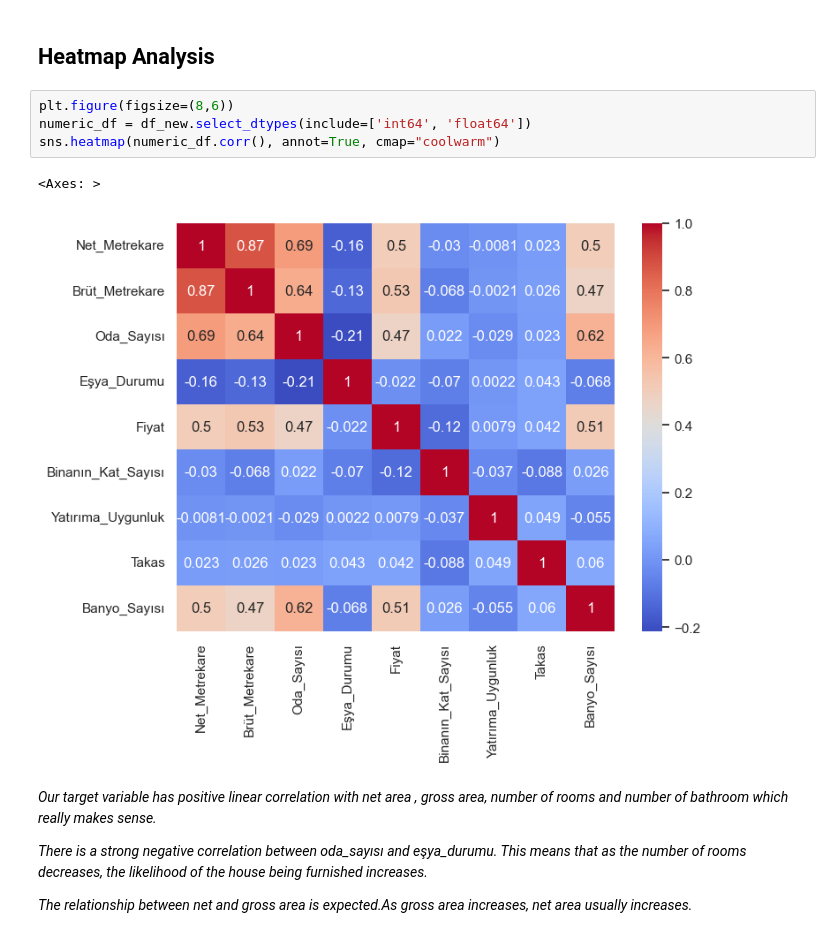
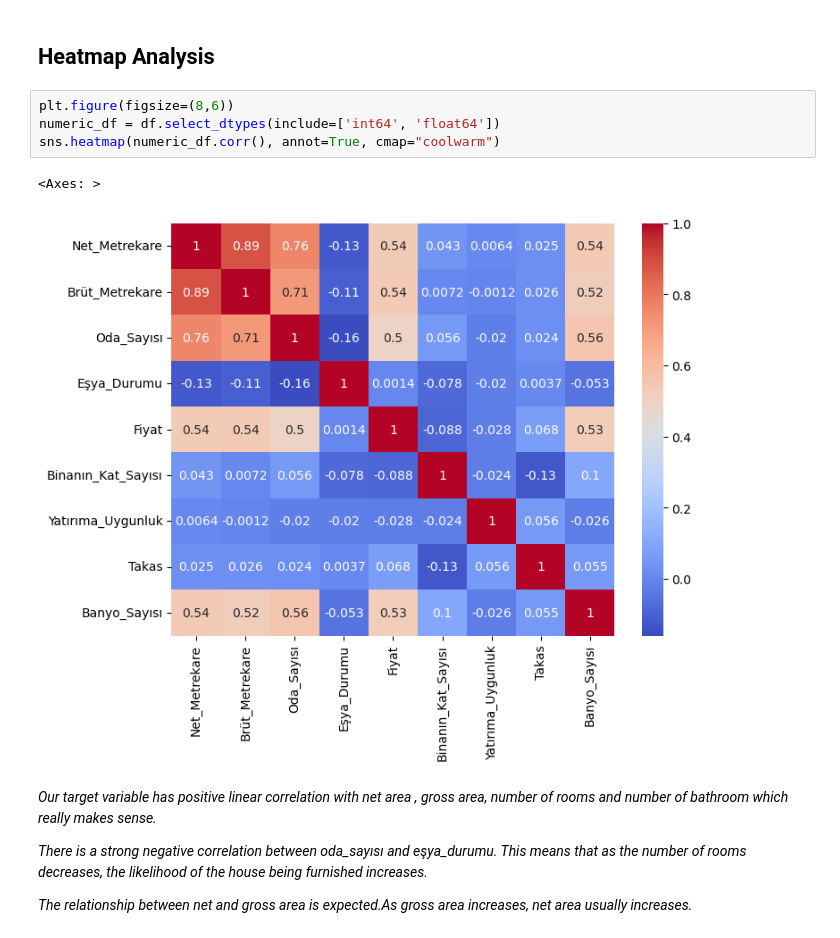
Before and after one commit to SudeKaraca228/turkiye-house-price-prediction, a Jupyter notebook: notebooks/EDA.ipynb, the cells around one changed output. Drawn from its saved outputs; the diff is of its cells as text.

```diff
--- a/notebooks/EDA.ipynb
+++ b/notebooks/EDA.ipynb
@@ -66,11 +67,11 @@ df["Takas"] = df["Takas"].map({'Var': 1, 'Yok': 0 })
 ## Heatmap Analysis
 # %%
 plt.figure(figsize=(8,6))
-numeric_df = df_new.select_dtypes(include=['int64', 'float64'])
+numeric_df = df.select_dtypes(include=['int64', 'float64'])
 sns.heatmap(numeric_df.corr(), annot=True, cmap="coolwarm")
 # %% [output]
 <Axes: >
-[figure, old version]
+[figure, new version]
 # %% [markdown]
  *Our target variable has positive linear correlation with net area , gross area, number of rooms and number of bathroom which really makes sense.*
 
```
Also changed, not shown: parts of 13 cells of this notebook, 1 other file.
